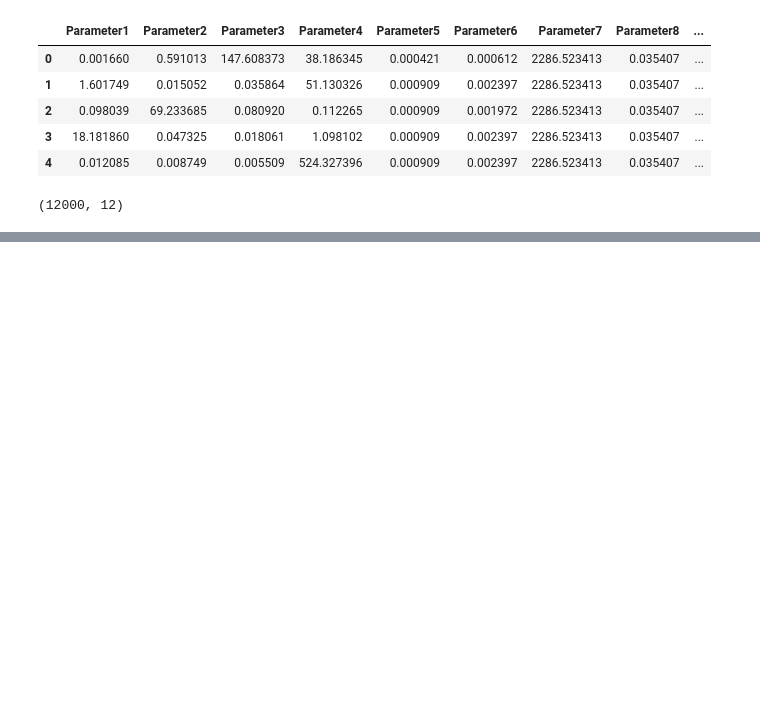
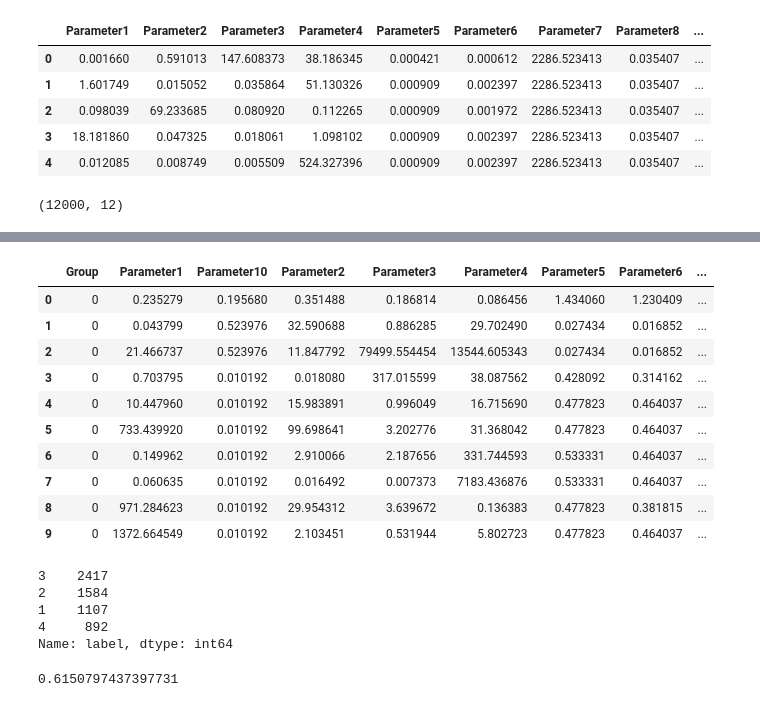
Before and after one commit to wjq8421/MLNote, a Jupyter notebook: 人工智能课程/DF/WOE.ipynb, the cells around one changed output, grey strips where cells are left out. Drawn from its saved outputs; the diff is of its cells as text; code cells hidden in the pictures; blank space fills up the shorter version.

```diff
--- a/人工智能课程/DF/WOE.ipynb
+++ b/人工智能课程/DF/WOE.ipynb
@@ -112,0 +141,9 @@ for col in full.columns:
+# %%
+pca = PCA(n_components=10)
+full_pca = pca.fit_transform(full)
+
+trainX = full_pca[:train.shape[0]]
+testX = full_pca[train.shape[0]:]
+
+print('shape of trainX:', trainX.shape)
+print('shape of testX:', testX.shape)
@@ -112,0 +153,6 @@ for col in full.columns:
+# %%
+model = CatBoostClassifier(iterations=5000, learning_rate=0.01,
+                           depth=10, loss_function='MultiClass', task_type='GPU',
+                           random_state=925*48, verbose=200, early_stopping_rounds=100)
+model.fit(trainX, train.label)
+predY = model.predict(testX)
@@ -112,0 +178,20 @@ for col in full.columns:
+# %%
+test['pred'] = predY
+test['prob_Excellent'] = 0.0
+test['prob_Good'] = 0.0
+test['prob_Pass'] = 0.0
+test['prob_Fail'] = 0.0
+test.loc[:, ['prob_Excellent', 'prob_Good', 'prob_Pass', 'prob_Fail']] = model.predict_proba(testX)
+test.head(10)
+# %% [output]
+|  | Group | Parameter1 | Parameter10 | Parameter2 | Parameter3 | Parameter4 | Parameter5 | Parameter6 | ... |
+| 0 | 0 | 0.235279 | 0.195680 | 0.351488 | 0.186814 | 0.086456 | 1.434060 | 1.230409 | ... |
+| 1 | 0 | 0.043799 | 0.523976 | 32.590688 | 0.886285 | 29.702490 | 0.027434 | 0.016852 | ... |
+| 2 | 0 | 21.466737 | 0.523976 | 11.847792 | 79499.554454 | 13544.605343 | 0.027434 | 0.016852 | ... |
+| 3 | 0 | 0.703795 | 0.010192 | 0.018080 | 317.015599 | 38.087562 | 0.428092 | 0.314162 | ... |
+| 4 | 0 | 10.447960 | 0.010192 | 15.983891 | 0.996049 | 16.715690 | 0.477823 | 0.464037 | ... |
+| 5 | 0 | 733.439920 | 0.010192 | 99.698641 | 3.202776 | 31.368042 | 0.477823 | 0.464037 | ... |
+| 6 | 0 | 0.149962 | 0.010192 | 2.910066 | 2.187656 | 331.744593 | 0.533331 | 0.464037 | ... |
+| 7 | 0 | 0.060635 | 0.010192 | 0.016492 | 0.007373 | 7183.436876 | 0.533331 | 0.464037 | ... |
+| 8 | 0 | 971.284623 | 0.010192 | 29.954312 | 3.639672 | 0.136383 | 0.477823 | 0.381815 | ... |
+| 9 | 0 | 1372.664549 | 0.010192 | 2.103451 | 0.531944 | 5.802723 | 0.477823 | 0.464037 | ... |
@@ -112,0 +204,12 @@ for col in full.columns:
+# %%
+train.label.value_counts()
+# %% [output]
+3    2417
+2    1584
+1    1107
+4     892
+Name: label, dtype: int64
+# %%
+1 / (1 + 10 * 0.06258054507206764)
+# %% [output]
+0.6150797437397731
```
Also changed, not shown: parts of 12 cells of this notebook, 10 other files.
